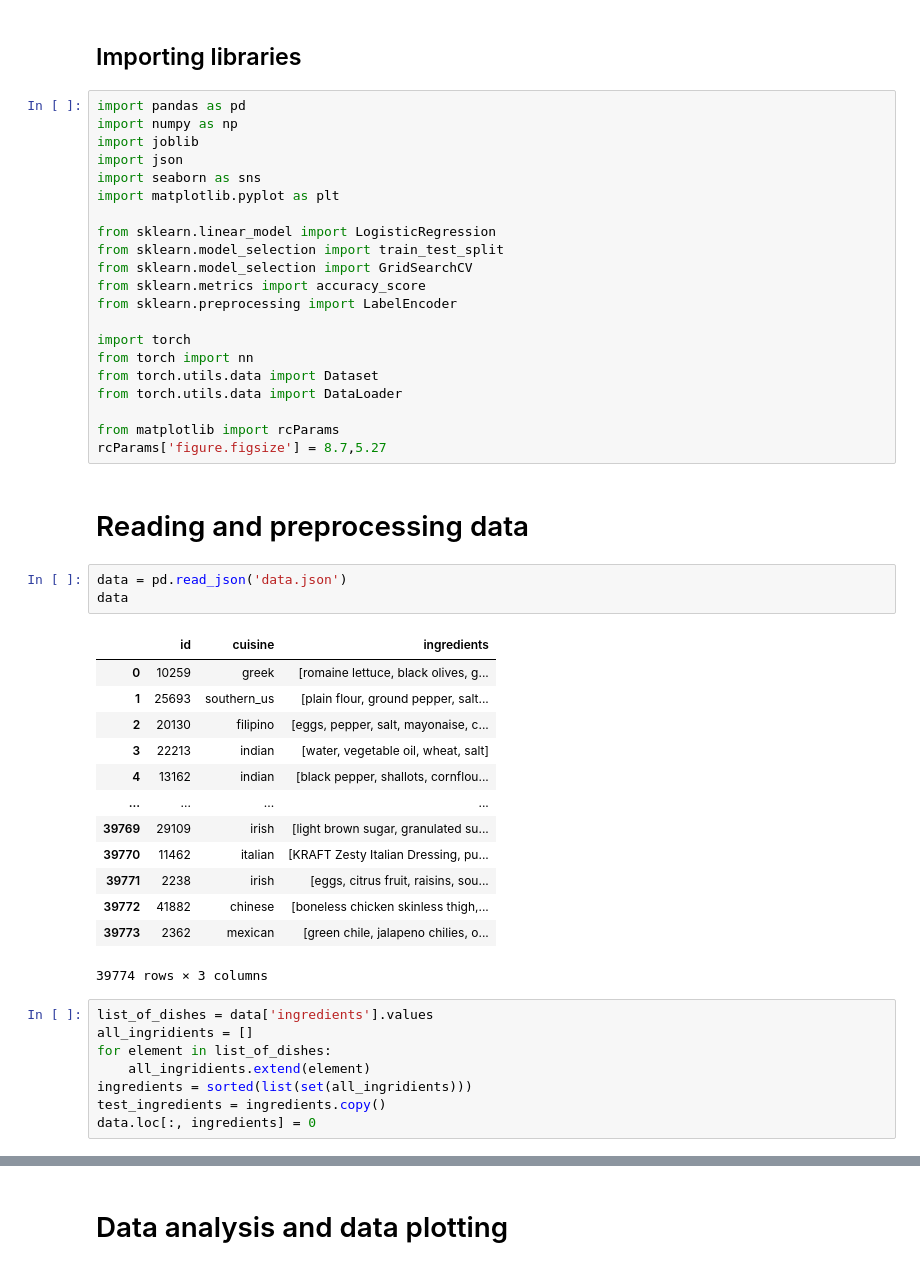
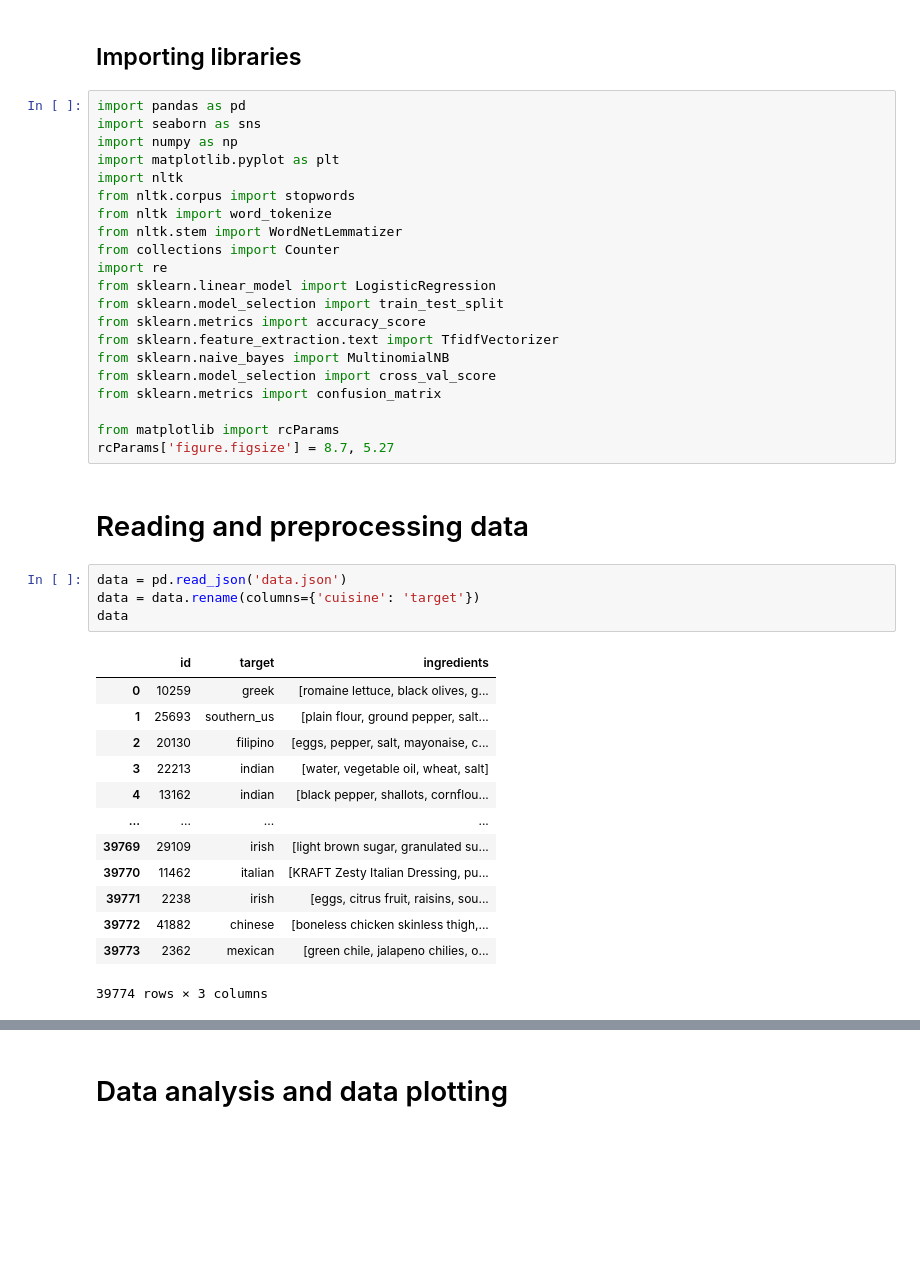
Before and after one commit to ShuvalovDR/ML_cuisine, a Jupyter notebook: Cuisine_solution.ipynb, the cells around one changed output, grey strips where cells are left out. Saved outputs shown, nothing was run; the diff lists cells and outputs as text; blank space fills up the shorter version.

```diff
--- a/Cuisine_solution.ipynb
+++ b/Cuisine_solution.ipynb
@@ -5,32 +5,33 @@
 ## Importing libraries
 # %%
 import pandas as pd
+import seaborn as sns
 import numpy as np
-import joblib
-import json
-import seaborn as sns
 import matplotlib.pyplot as plt
-
+import nltk
+from nltk.corpus import stopwords
+from nltk import word_tokenize
+from nltk.stem import WordNetLemmatizer
+from collections import Counter
+import re
 from sklearn.linear_model import LogisticRegression
 from sklearn.model_selection import train_test_split
-from sklearn.model_selection import GridSearchCV
 from sklearn.metrics import accuracy_score
-from sklearn.preprocessing import LabelEncoder
-
-import torch
-from torch import nn
-from torch.utils.data import Dataset
-from torch.utils.data import DataLoader
+from sklearn.feature_extraction.text import TfidfVectorizer
+from sklearn.naive_bayes import MultinomialNB
+from sklearn.model_selection import cross_val_score
+from sklearn.metrics import confusion_matrix
 
 from matplotlib import rcParams
-rcParams['figure.figsize'] = 8.7,5.27
+rcParams['figure.figsize'] = 8.7, 5.27
 # %% [markdown]
 # Reading and preprocessing data
 # %%
 data = pd.read_json('data.json')
+data = data.rename(columns={'cuisine': 'target'})
 data
 # %% [output]
-|  | id | cuisine | ingredients |
+|  | id | target | ingredients |
 | 0 | 10259 | greek | [romaine lettuce, black olives, g... |
 | 1 | 25693 | southern_us | [plain flour, ground pepper, salt... |
 | 2 | 20130 | filipino | [eggs, pepper, salt, mayonaise, c... |
@@ -43,11 +44,3 @@ data
 | 39772 | 41882 | chinese | [boneless chicken skinless thigh,... |
 | 39773 | 2362 | mexican | [green chile, jalapeno chilies, o... |
 39774 rows × 3 columns
-# %%
-list_of_dishes = data['ingredients'].values
-all_ingridients = []
-for element in list_of_dishes:
-    all_ingridients.extend(element)
-ingredients = sorted(list(set(all_ingridients)))
-test_ingredients = ingredients.copy()
-data.loc[:, ingredients] = 0
```
Also changed, not shown: parts of 43 cells of this notebook, 4 other files.
